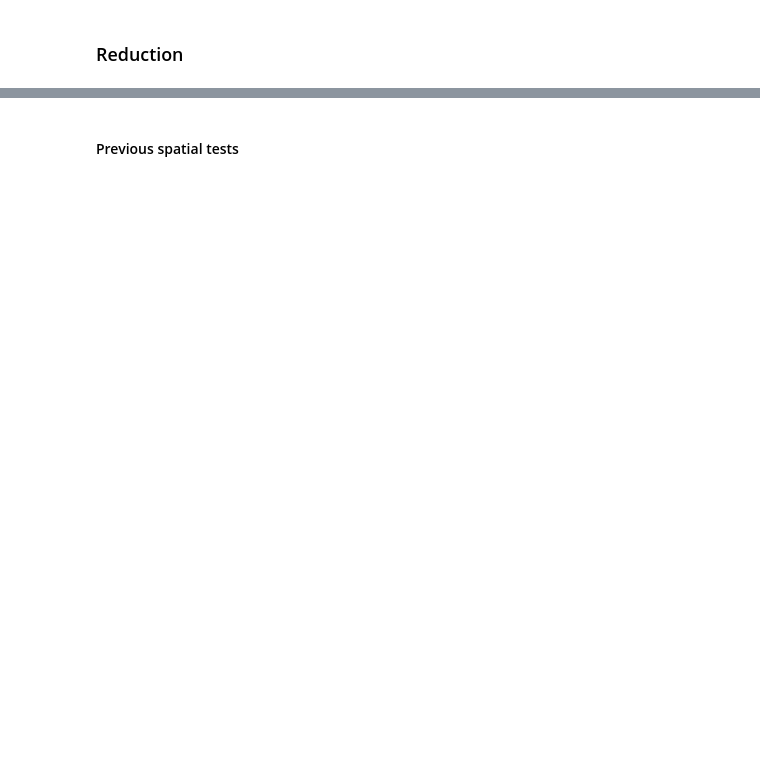
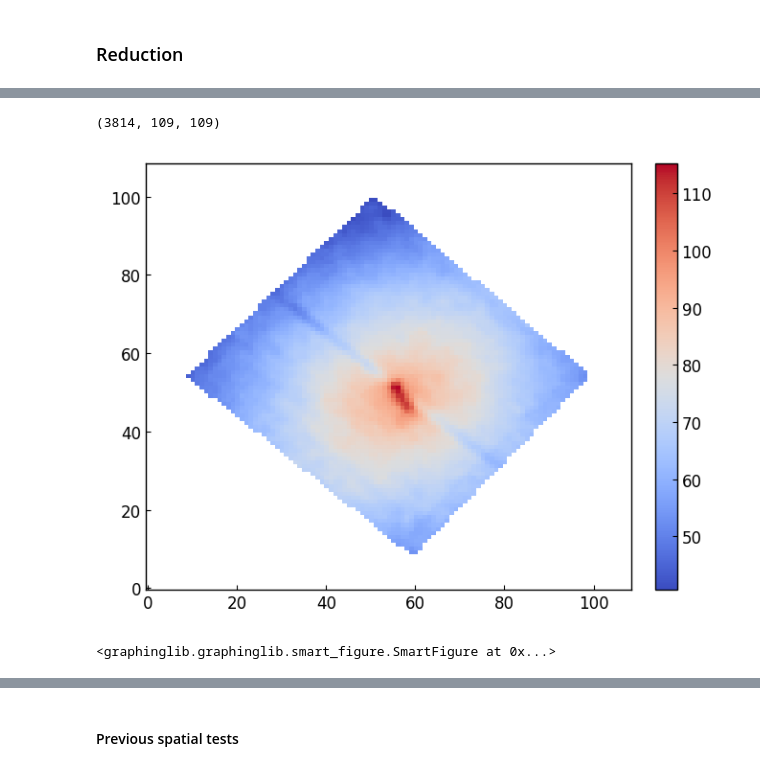
Before and after one commit to mamar828/master_centaurus, a Jupyter notebook: applications/paper_1/analysis.ipynb, the cells around one changed output, grey strips where cells are left out. Saved outputs shown, nothing was run; the diff lists cells and outputs as text; code cells hidden in the pictures; blank space fills up the shorter version.

```diff
--- a/applications/paper_1/analysis.ipynb
+++ b/applications/paper_1/analysis.ipynb
@@ -163,9 +174,11 @@ get_loki_fit_figure(
 ### Reduction
 # %%
 # data = fits.open("data/wicked/f170lp_g235h-f170lp_s3d.fits")[1].data[:-3]  # high resolution data
-cube = Cube.load("data/wicked/f170lp_g235h-f170lp_s3d_choiclip1_2_wicked.fits", 1)  # low resolution data
+# cube = Cube.load("data/wicked/f170lp_g235h-f170lp_s3d_choiclip1_2_wicked.fits", 1)  # low resolution data
+cube = Cube.load("f170lp_g235h-f170lp_s3d_choiclip1_1 (1).fits", 1)  # low resolution data
 cube = cube.get_masked_region(pyregion.open("data/wicked/confidence_region_low_res.reg"))  # confidence region mask
 data = cube.data
+print(data.shape)
 # hm_data = gl.Heatmap(data[0], origin_position="lower")
 # %matplotlib tk
 # gl.SmartFigure(elements=[hm_data]).show()
@@ -218,0 +290,9 @@ spike_cube.get_deep_frame().save("spikes_detected_n.fits")
+# %%
+cube = Cube.load("f170lp_g235h-f170lp_s3d_choiclip1_1.fits", 1)  # low resolution data
+cube = cube.get_masked_region(pyregion.open("data/wicked/confidence_region_high_res.reg"))  # confidence region mask
+data = cube.data
+print(data.shape)
+hm_data = gl.Heatmap(data[0], origin_position="lower")
+# %matplotlib tk
+gl.SmartFigure(elements=[hm_data]).show()
+# %% [output]
@@ -218,0 +305,3 @@ spike_cube.get_deep_frame().save("spikes_detected_n.fits")
+(3814, 109, 109)
+[figure, added]
+<graphinglib.graphinglib.smart_figure.SmartFigure at 0x...>
```
Also changed, not shown: parts of 9 cells of this notebook.
